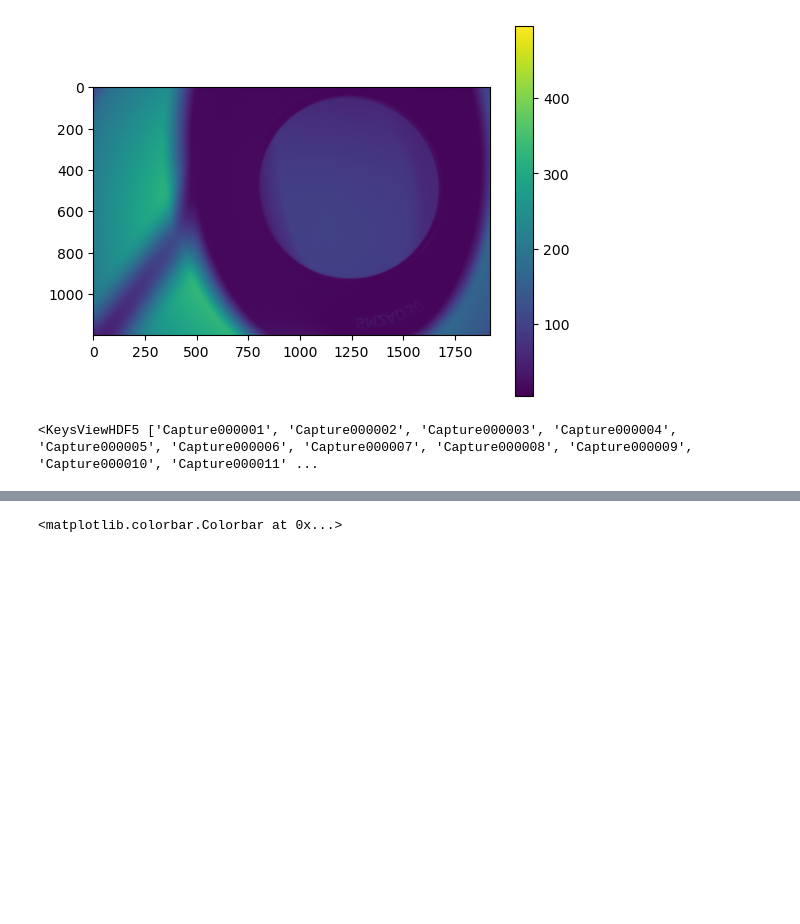
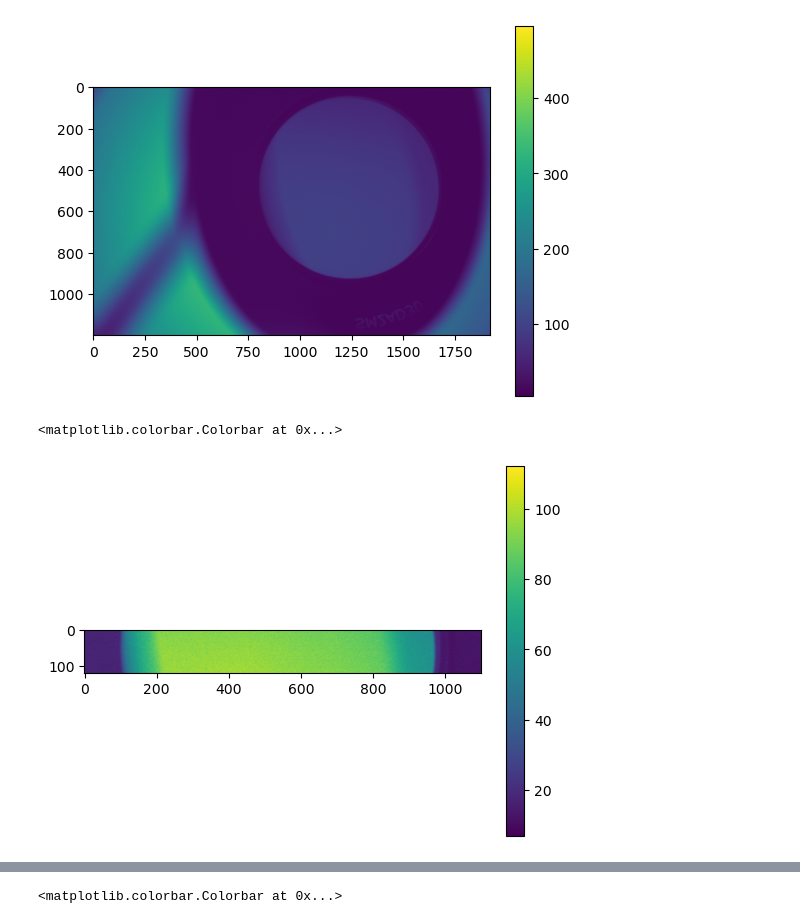
Before and after one commit to sabrinawaa/DPhil_Project, a Jupyter notebook: YAG_processing.ipynb, the cells around one changed output, grey strips where cells are left out. Cells and saved outputs as stored; diff of their text form; code cells hidden in the pictures; blank space fills up the shorter version.

```diff
--- a/YAG_processing.ipynb
+++ b/YAG_processing.ipynb
@@ -158,6 +164,8 @@ plt.colorbar()
 <matplotlib.colorbar.Colorbar at 0x...>
 [figure]
 # %%
-file.keys()
+plt.imshow(background_arr[430:550, 700:1800])
+plt.colorbar()
 # %% [output]
-<KeysViewHDF5 ['Capture000001', 'Capture000002', 'Capture000003', 'Capture000004', 'Capture000005', 'Capture000006', 'Capture000007', 'Capture000008', 'Capture000009', 'Capture000010', 'Capture000011' ...
+<matplotlib.colorbar.Colorbar at 0x...>
+[figure, added]
```
Also changed, not shown: parts of 24 cells of this notebook.
